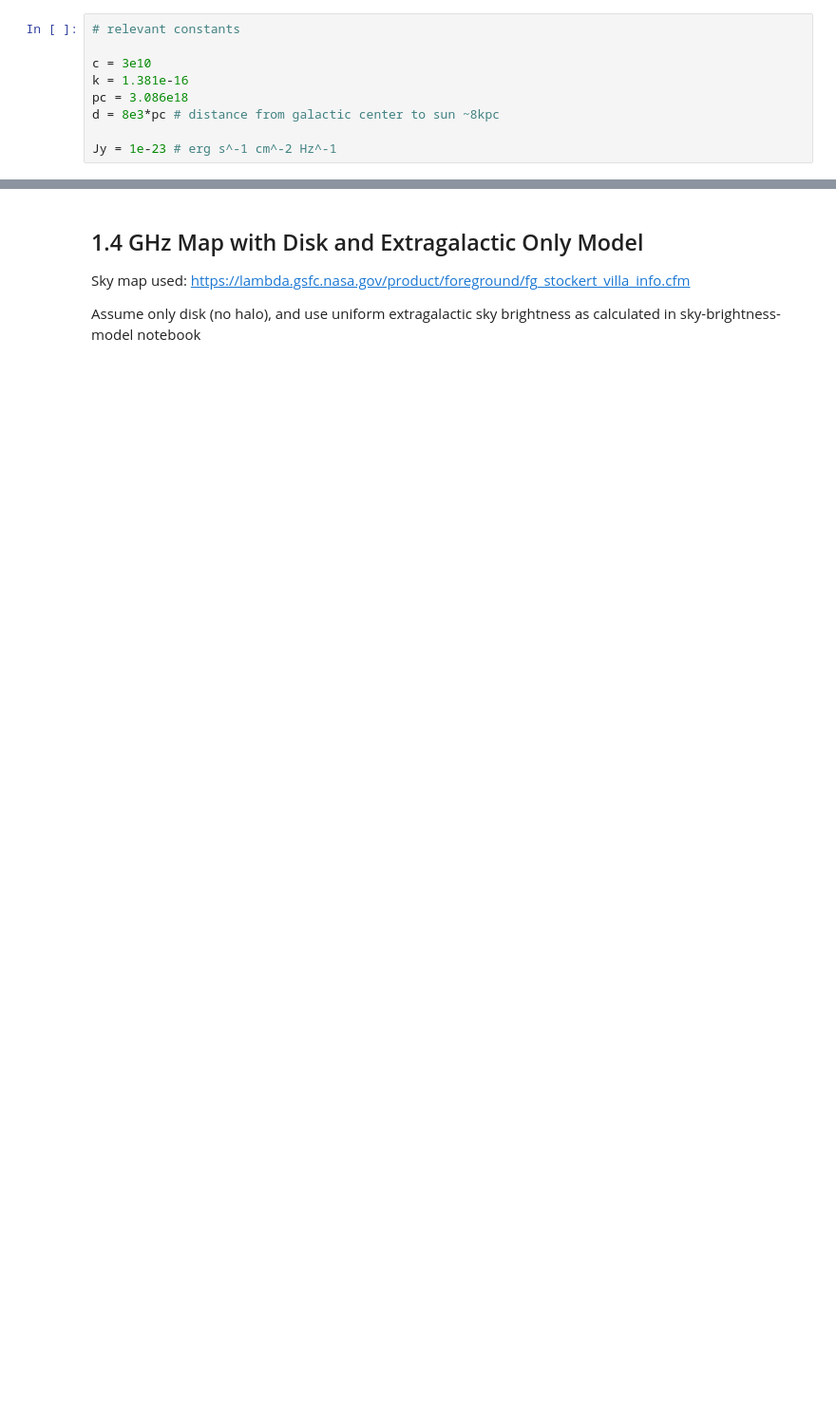
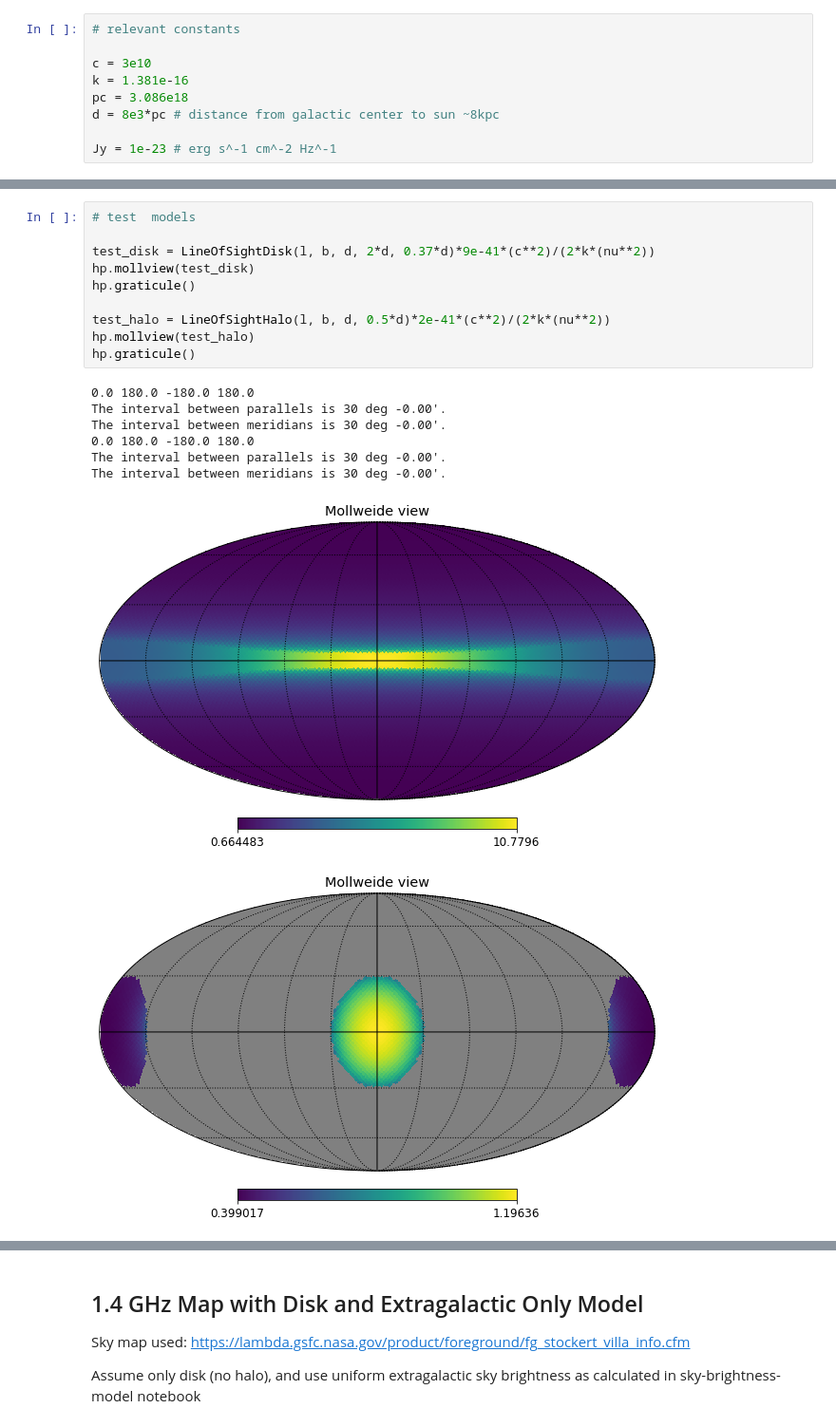
Before and after one commit to nitikayad96/radio-background, a Jupyter notebook: find-model-parameters.ipynb, the cells around one changed output, grey strips where cells are left out. Shown at 95% size. Cells and saved outputs as stored; diff of their text form; blank space fills up the shorter version.

```diff
--- a/find-model-parameters.ipynb
+++ b/find-model-parameters.ipynb
@@ -92,0 +127,19 @@ def LineOfSightHalo(l, b, d, R_halo):
+# %%
+# test  models
+
+test_disk = LineOfSightDisk(l, b, d, 2*d, 0.37*d)*9e-41*(c**2)/(2*k*(nu**2))
+hp.mollview(test_disk)
+hp.graticule()
+
+test_halo = LineOfSightHalo(l, b, d, 0.5*d)*2e-41*(c**2)/(2*k*(nu**2))
+hp.mollview(test_halo)
+hp.graticule()
+# %% [output]
+0.0 180.0 -180.0 180.0
+The interval between parallels is 30 deg -0.00'.
+The interval between meridians is 30 deg -0.00'.
+0.0 180.0 -180.0 180.0
+The interval between parallels is 30 deg -0.00'.
+The interval between meridians is 30 deg -0.00'.
+[figure, added]
+[figure, added]
```
Also changed, not shown: parts of 47 cells of this notebook, 3 other files.
